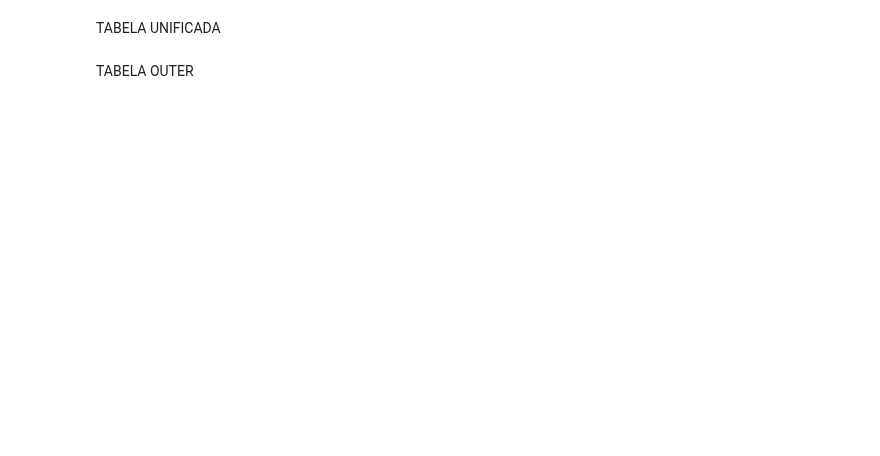
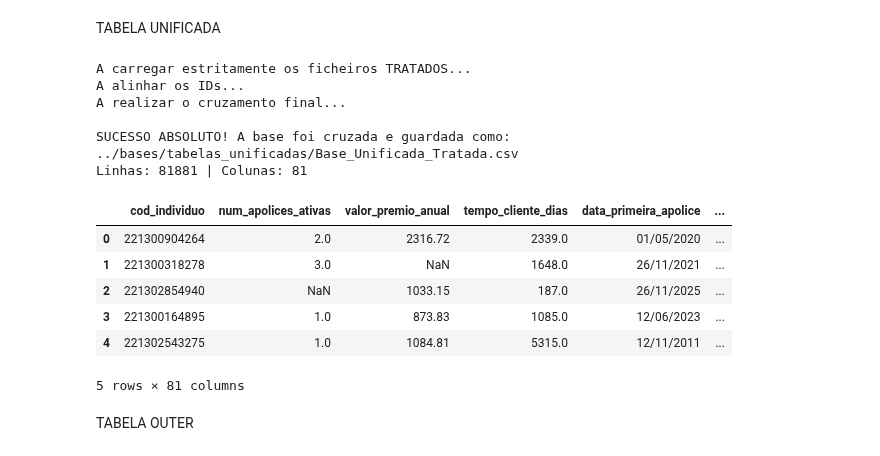
Before and after one commit to cauedpinheiro/equipe5_PRT, a Jupyter notebook: notebooks/Analise_exploratoria/Analise_exp.ipynb, the cells around one changed output. Cells and saved outputs as stored; diff of their text form; code cells hidden in the pictures; blank space fills up the shorter version.

```diff
--- a/notebooks/Analise_exploratoria/Analise_exp.ipynb
+++ b/notebooks/Analise_exploratoria/Analise_exp.ipynb
@@ -4,37 +4,51 @@ TABELA UNIFICADA
 # %%
 import pandas as pd
 from functools import reduce
 
 print("A carregar estritamente os ficheiros TRATADOS...")
 
 # 1. Forçar a leitura APENAS dos arquivos que já passaram pelo tratamento
-df_sinistros = pd.read_csv('Atendimento_Sinistros_Tratado_Final.csv')
-df_mkt       = pd.read_csv('Engajamento_Marketing_Tratado_Final.csv')
-df_contratos = pd.read_csv('contratos_apolices_tratada.csv')
-df_cadastro  = pd.read_csv('cadastro_clientes_tratada.csv')
-df_churn     = pd.read_csv('churn_.csv')
+df_sinistros = pd.read_csv('../bases/tabelas_tratadas/Atendimento_Sinistros_Tratado_Final.csv')
+df_mkt       = pd.read_csv('../bases/tabelas_tratadas/Engajamento_Marketing_Tratado_Final.csv')
+df_contratos = pd.read_csv('../bases/tabelas_tratadas/contratos_apolices_tratada.csv')
+df_cadastro  = pd.read_csv('../bases/tabelas_tratadas/cadastro_clientes_tratada.csv')
+df_churn     = pd.read_csv('../bases/tabelas_brutas/churn_.csv')
 
 dfs = [df_contratos, df_cadastro, df_sinistros, df_mkt, df_churn]
 
 # 2. Garantir o alinhamento das chaves
 print("A alinhar os IDs...")
 for df in dfs:
     col_id = df.columns[0]
     df.rename(columns={col_id: 'cod_individuo'}, inplace=True)
     df['cod_individuo'] = df['cod_individuo'].astype(str).str.replace('IND-', '', regex=False).str.replace('.0', '', regex=False).str.strip()
 
 # 3. Cruzar as tabelas limpas
 print("A realizar o cruzamento final...")
 df_final_tratada = reduce(lambda left, right: pd.merge(left, right, on='cod_individuo', how='inner'), dfs)
 
 # 4. Exportar imediatamente para não haver confusão na memória
-nome_arquivo = 'Base_Unificada_Tratada.csv'
+nome_arquivo = '../bases/tabelas_unificadas/Base_Unificada_Tratada.csv'
 df_final_tratada.to_csv(nome_arquivo, index=False)
 
 print(f"\nSUCESSO ABSOLUTO! A base foi cruzada e guardada como: {nome_arquivo}")
 print(f"Linhas: {len(df_final_tratada)} | Colunas: {df_final_tratada.shape[1]}")
 
 display(df_final_tratada.head())
+# %% [output]
+A carregar estritamente os ficheiros TRATADOS...
+A alinhar os IDs...
+A realizar o cruzamento final...
+
+SUCESSO ABSOLUTO! A base foi cruzada e guardada como: ../bases/tabelas_unificadas/Base_Unificada_Tratada.csv
+Linhas: 81881 | Colunas: 81
+|  | cod_individuo | num_apolices_ativas | valor_premio_anual | tempo_cliente_dias | data_primeira_apolice | ... |
+| 0 | 221300904264 | 2.0 | 2316.72 | 2339.0 | 01/05/2020 | ... |
+| 1 | 221300318278 | 3.0 | NaN | 1648.0 | 26/11/2021 | ... |
+| 2 | 221302854940 | NaN | 1033.15 | 187.0 | 26/11/2025 | ... |
+| 3 | 221300164895 | 1.0 | 873.83 | 1085.0 | 12/06/2023 | ... |
+| 4 | 221302543275 | 1.0 | 1084.81 | 5315.0 | 12/11/2011 | ... |
+5 rows × 81 columns
 # %% [markdown]
 TABELA OUTER
 # %%
```
Also changed, not shown: parts of 16 cells of this notebook, 4 other files.
